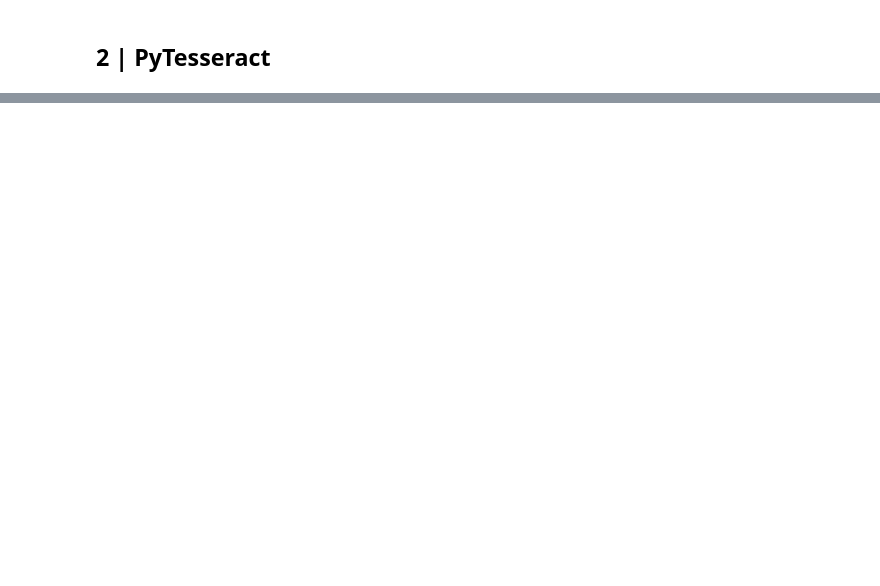
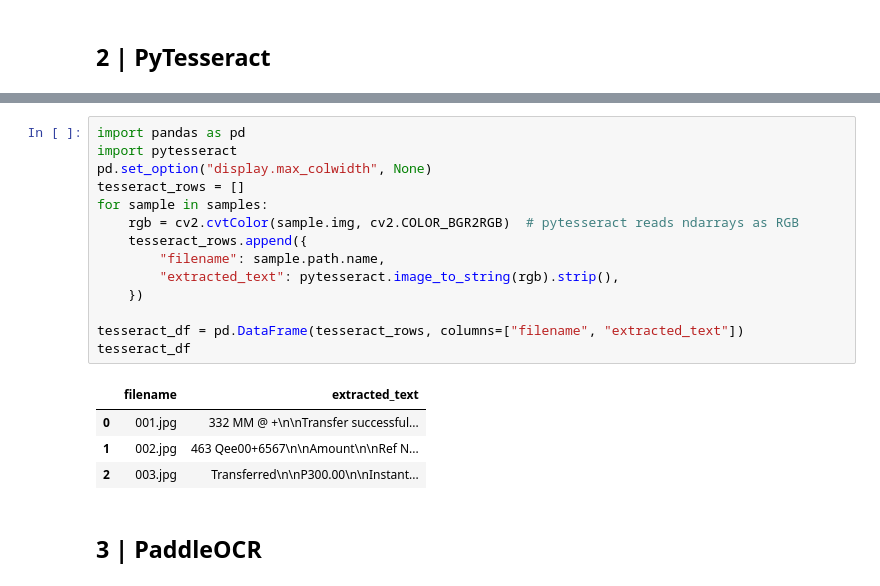
Before and after one commit to jmtcabili/TransacOCR, a Jupyter notebook: results/exp1.ipynb, the cells around one changed output, grey strips where cells are left out. Cells and saved outputs as stored; diff of their text form; blank space fills up the shorter version.

Commit message:
feat: pytesseract sample - refactored load_images to return cv2 images - ran inference with pytesseract on sample images

```diff
--- a/results/exp1.ipynb
+++ b/results/exp1.ipynb
@@ -85,0 +131,21 @@ visualize_results(rapid_results)
+# %%
+import pandas as pd
+import pytesseract
+pd.set_option("display.max_colwidth", None)
+tesseract_rows = []
+for sample in samples:
+    rgb = cv2.cvtColor(sample.img, cv2.COLOR_BGR2RGB)  # pytesseract reads ndarrays as RGB
+    tesseract_rows.append({
+        "filename": sample.path.name,
+        "extracted_text": pytesseract.image_to_string(rgb).strip(),
+    })
+
+tesseract_df = pd.DataFrame(tesseract_rows, columns=["filename", "extracted_text"])
+tesseract_df
+# %% [output]
+|  | filename | extracted_text |
+| 0 | 001.jpg | 332 MM @ +\n\nTransfer successful... |
+| 1 | 002.jpg | 463 Qee00+6567\n\nAmount\n\nRef N... |
+| 2 | 003.jpg | Transferred\n\nP300.00\n\nInstant... |
+# %% [markdown]
+## 3 | PaddleOCR
```
Also changed, not shown: parts of 7 cells of this notebook.
